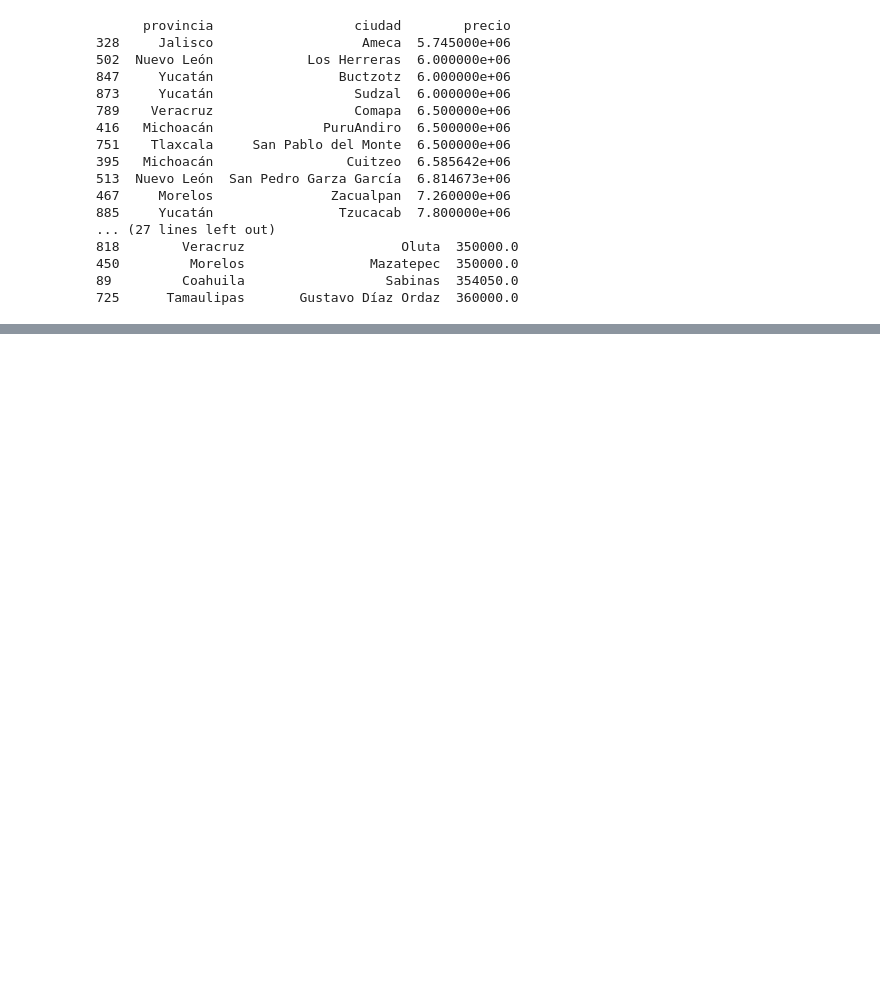
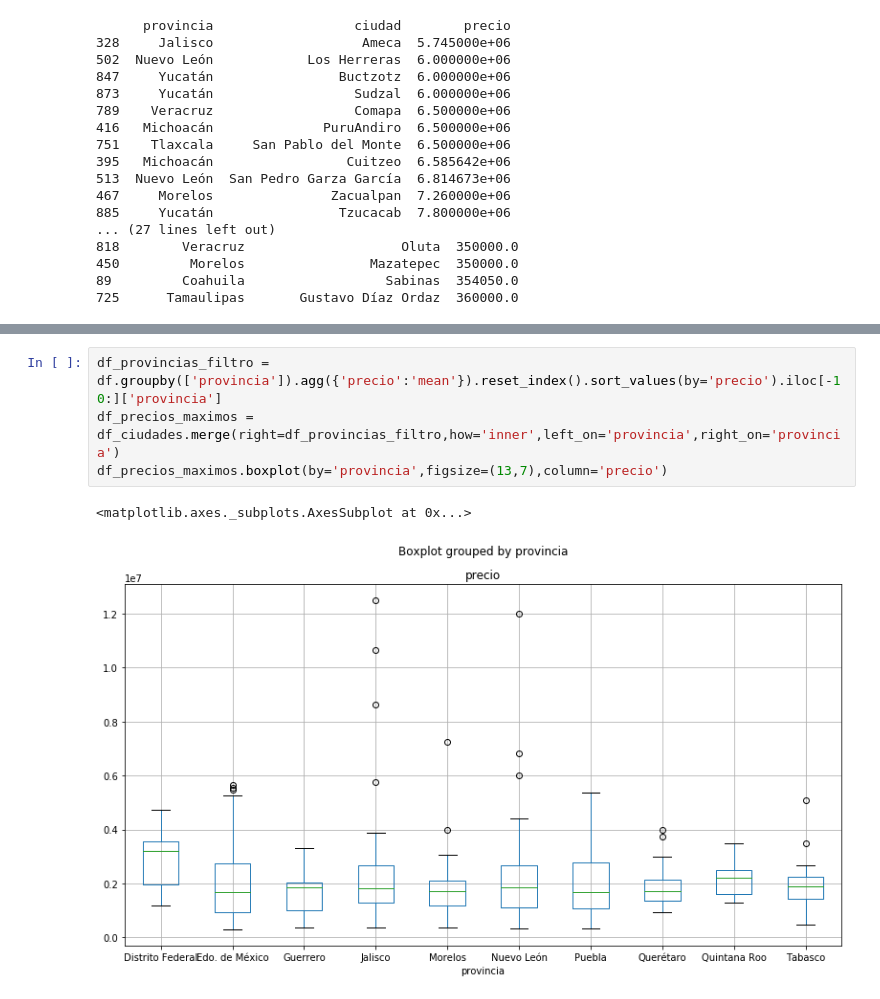
Before and after one commit to lautarofritz/TP1-Orga-de-Datos, a Jupyter notebook: TP1 Orga de Datos.ipynb, the cells around one changed output, grey strips where cells are left out. Cells and saved outputs as stored; diff of their text form; blank space fills up the shorter version.

```diff
--- a/TP1 Orga de Datos.ipynb
+++ b/TP1 Orga de Datos.ipynb
@@ -464,0 +474,7 @@ print(ciudades_mas_baratas)
+# %%
+df_provincias_filtro = df.groupby(['provincia']).agg({'precio':'mean'}).reset_index().sort_values(by='precio').iloc[-10:]['provincia']
+df_precios_maximos = df_ciudades.merge(right=df_provincias_filtro,how='inner',left_on='provincia',right_on='provincia')
+df_precios_maximos.boxplot(by='provincia',figsize=(13,7),column='precio')
+# %% [output]
+<matplotlib.axes._subplots.AxesSubplot at 0x...>
+[figure, added]
```
Also changed, not shown: parts of 4 cells of this notebook.
